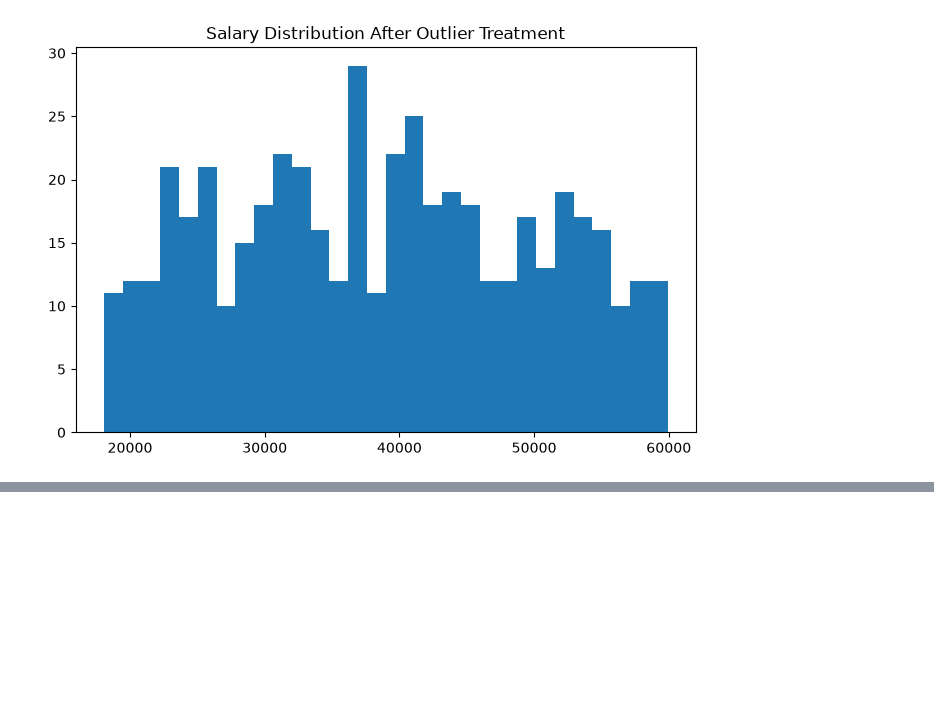
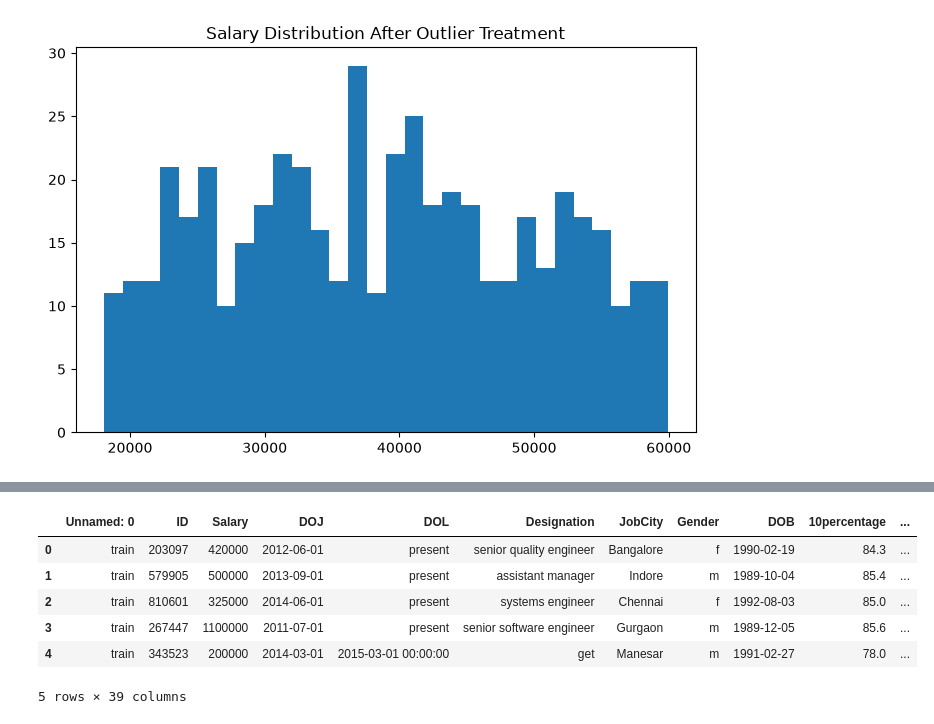
Before and after one commit to moulithatorati15/python-practice-and-projects, a Jupyter notebook: data_types.ipynb, the cells around one changed output, grey strips where cells are left out. Drawn from its saved outputs; the diff is of its cells as text; code cells hidden in the pictures; blank space fills up the shorter version.

```diff
--- a/data_types.ipynb
+++ b/data_types.ipynb
@@ -1913,0 +1942,13 @@ Name: Salary, dtype: float64
+# %%
+import pandas as pd
+from sklearn.model_selection import train_test_split
+df = pd.read_csv(r"C:\Users\hp\OneDrive\Documents\Desktop\ML\Preprocessed data.csv")
+df.head()
+# %% [output]
+|  | Unnamed: 0 | ID | Salary | DOJ | DOL | Designation | JobCity | Gender | DOB | 10percentage | ... |
+| 0 | train | 203097 | 420000 | 2012-06-01 | present | senior quality engineer | Bangalore | f | 1990-02-19 | 84.3 | ... |
+| 1 | train | 579905 | 500000 | 2013-09-01 | present | assistant manager | Indore | m | 1989-10-04 | 85.4 | ... |
+| 2 | train | 810601 | 325000 | 2014-06-01 | present | systems engineer | Chennai | f | 1992-08-03 | 85.0 | ... |
+| 3 | train | 267447 | 1100000 | 2011-07-01 | present | senior software engineer | Gurgaon | m | 1989-12-05 | 85.6 | ... |
+| 4 | train | 343523 | 200000 | 2014-03-01 | 2015-03-01 00:00:00 | get | Manesar | m | 1991-02-27 | 78.0 | ... |
+5 rows × 39 columns
```
Also changed, not shown: parts of 4 cells of this notebook.
